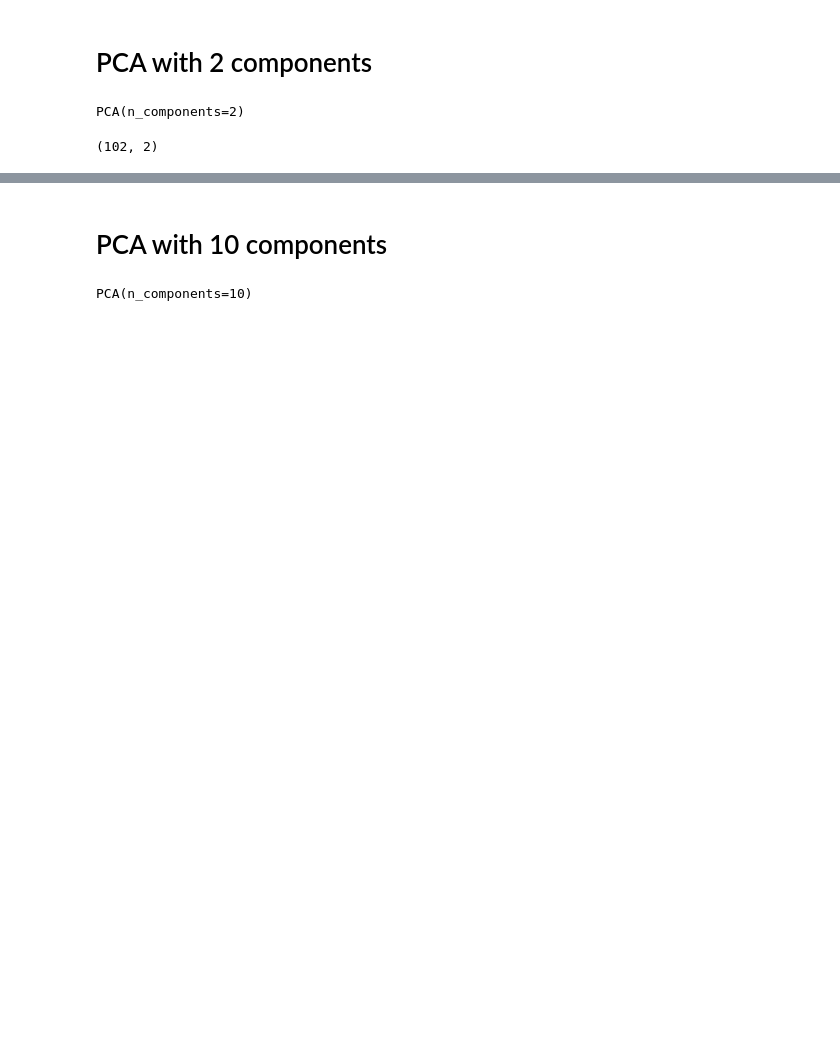
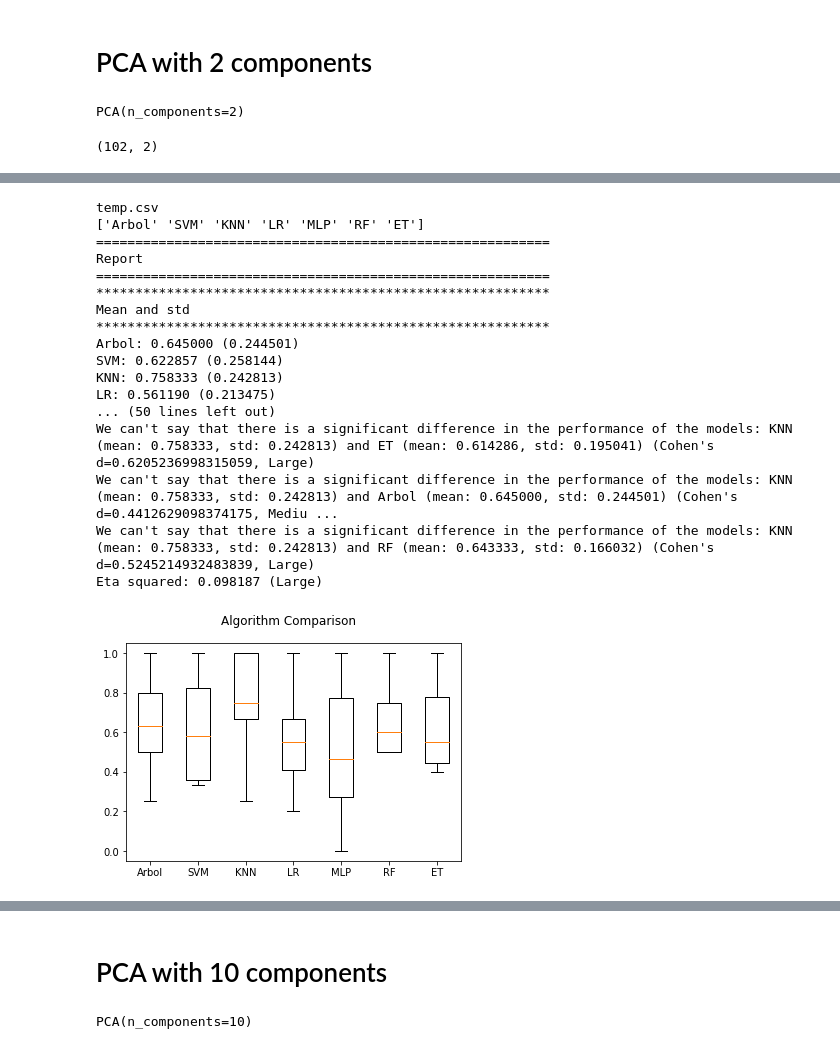
Before and after one commit to joheras/schz, a Jupyter notebook: CompareMethods-combined.ipynb, the cells around one changed output, grey strips where cells are left out. Cells and saved outputs as stored; diff of their text form; code cells hidden in the pictures; blank space fills up the shorter version.

```diff
--- a/CompareMethods-combined.ipynb
+++ b/CompareMethods-combined.ipynb
@@ -148,0 +212,21 @@ Eta squared: 0.075452 (Large)
+# %%
+compare_methods(X_pca2,Y,listAlgorithms,listParams,listNames,metric='precision')
+# %% [output]
+temp.csv
+['Arbol' 'SVM' 'KNN' 'LR' 'MLP' 'RF' 'ET']
+==========================================================
+Report
+==========================================================
+**********************************************************
+Mean and std
+**********************************************************
+Arbol: 0.645000 (0.244501)
+SVM: 0.622857 (0.258144)
+KNN: 0.758333 (0.242813)
+LR: 0.561190 (0.213475)
+... (50 lines left out)
+We can't say that there is a significant difference in the performance of the models: KNN (mean: 0.758333, std: 0.242813) and ET (mean: 0.614286, std: 0.195041) (Cohen's d=0.6205236998315059, Large)
+We can't say that there is a significant difference in the performance of the models: KNN (mean: 0.758333, std: 0.242813) and Arbol (mean: 0.645000, std: 0.244501) (Cohen's d=0.4412629098374175, Mediu ...
+We can't say that there is a significant difference in the performance of the models: KNN (mean: 0.758333, std: 0.242813) and RF (mean: 0.643333, std: 0.166032) (Cohen's d=0.5245214932483839, Large)
+Eta squared: 0.098187 (Large)
+[figure, added]
```
Also changed, not shown: parts of 57 cells of this notebook, 8 other files.
